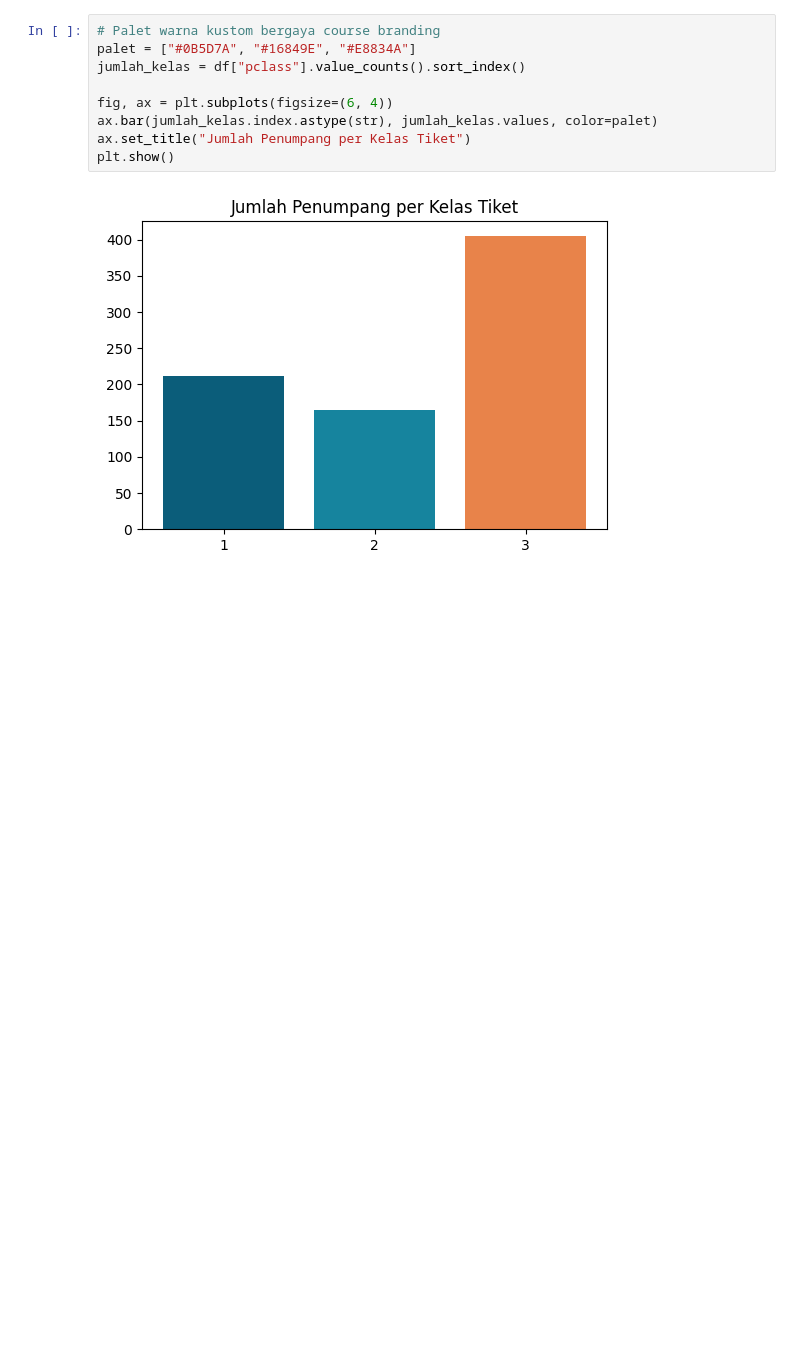
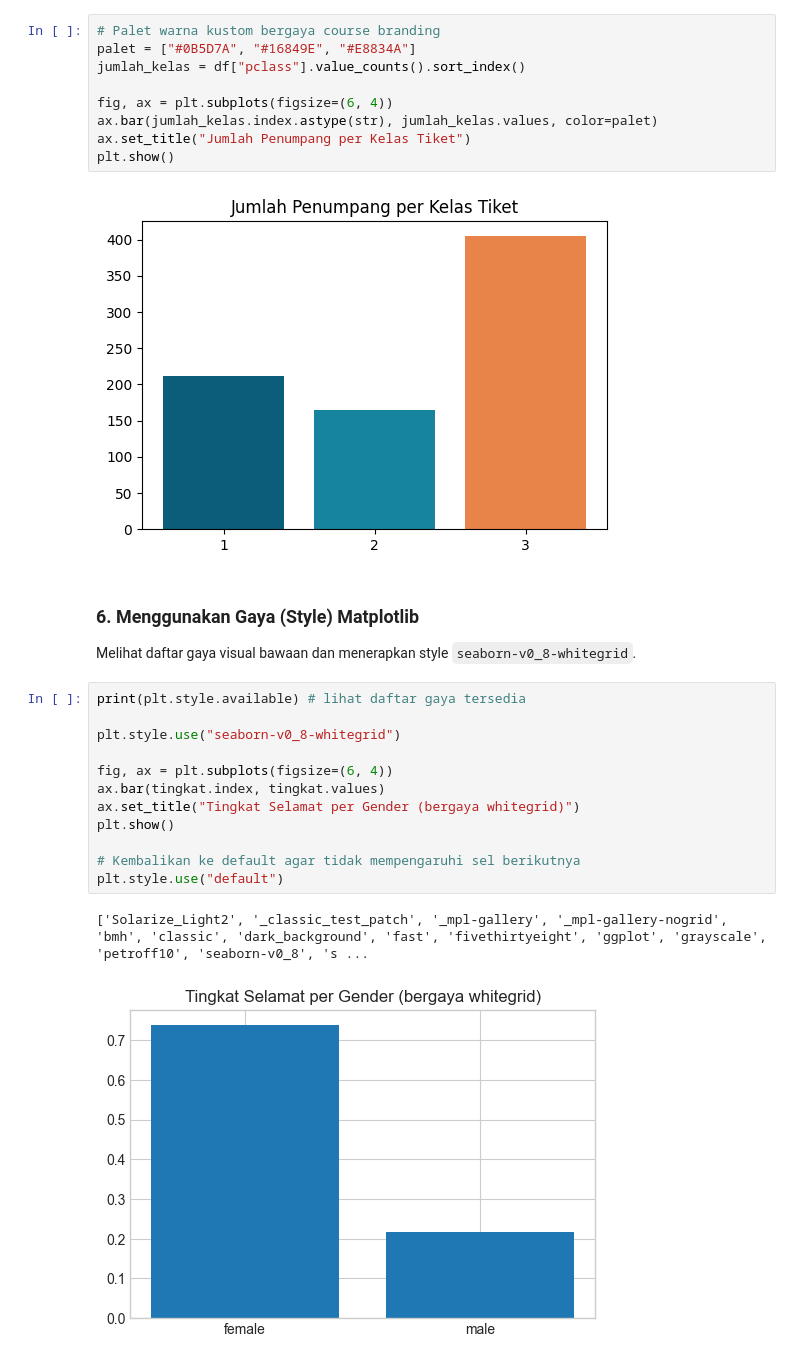
Before and after one commit to G-than12/DV-06-Matplotlib-Visualization-Customization, a Jupyter notebook: Praktikum6_GathanHilabi_60324059.ipynb, the cells around one changed output. Cells and saved outputs as stored; diff of their text form; blank space fills up the shorter version.

Commit message:
feat: implement Langkah 6 - explore and apply seaborn-whitegrid style

```diff
--- a/Praktikum6_GathanHilabi_60324059.ipynb
+++ b/Praktikum6_GathanHilabi_60324059.ipynb
@@ -113,3 +113,21 @@ ax.set_title("Jumlah Penumpang per Kelas Tiket")
 plt.show()
 # %% [output]
 [figure]
+# %% [markdown]
+### 6. Menggunakan Gaya (Style) Matplotlib
+Melihat daftar gaya visual bawaan dan menerapkan style `seaborn-v0_8-whitegrid`.
+# %%
+print(plt.style.available) # lihat daftar gaya tersedia
+
+plt.style.use("seaborn-v0_8-whitegrid")
+
+fig, ax = plt.subplots(figsize=(6, 4))
+ax.bar(tingkat.index, tingkat.values)
+ax.set_title("Tingkat Selamat per Gender (bergaya whitegrid)")
+plt.show()
+
+# Kembalikan ke default agar tidak mempengaruhi sel berikutnya
+plt.style.use("default")
+# %% [output]
+['Solarize_Light2', '_classic_test_patch', '_mpl-gallery', '_mpl-gallery-nogrid', 'bmh', 'classic', 'dark_background', 'fast', 'fivethirtyeight', 'ggplot', 'grayscale', 'petroff10', 'seaborn-v0_8', 's ...
+[figure, added]
```
